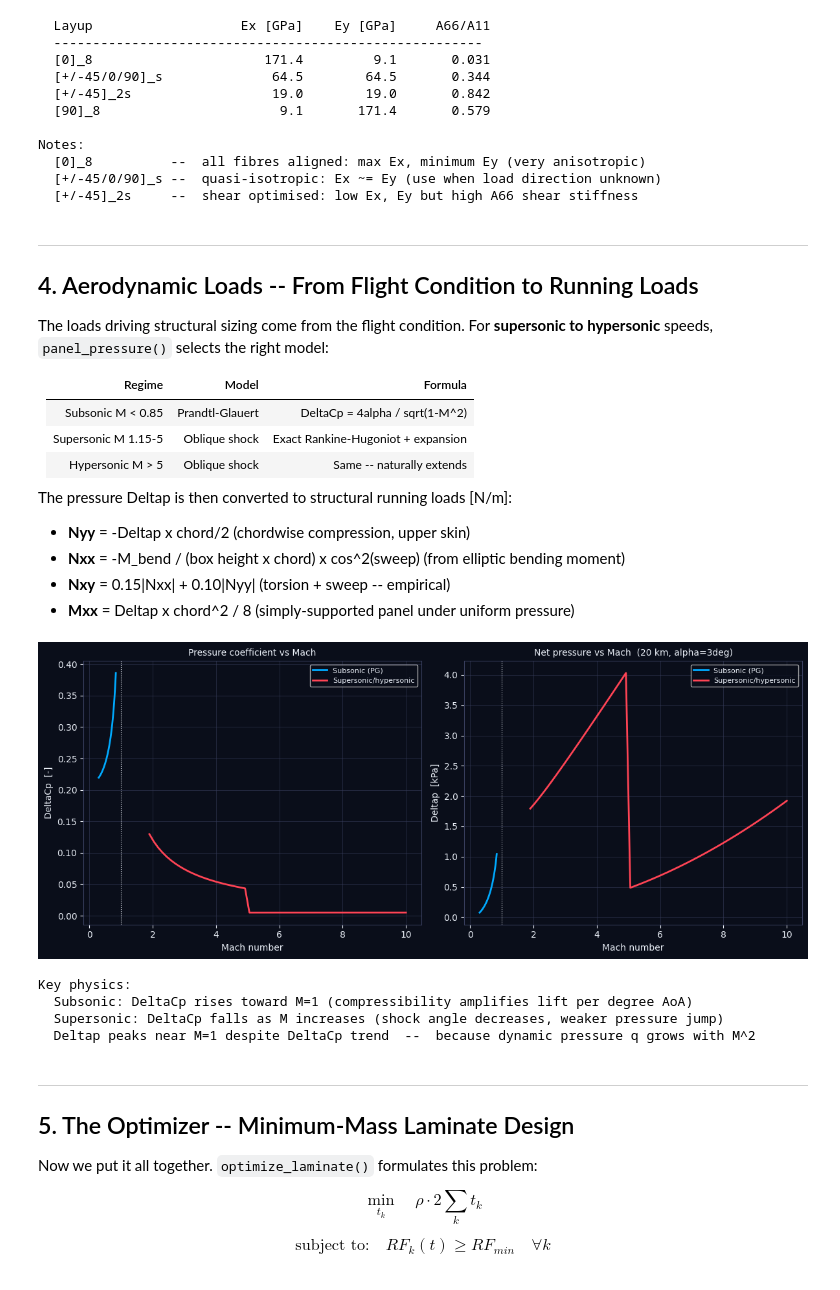
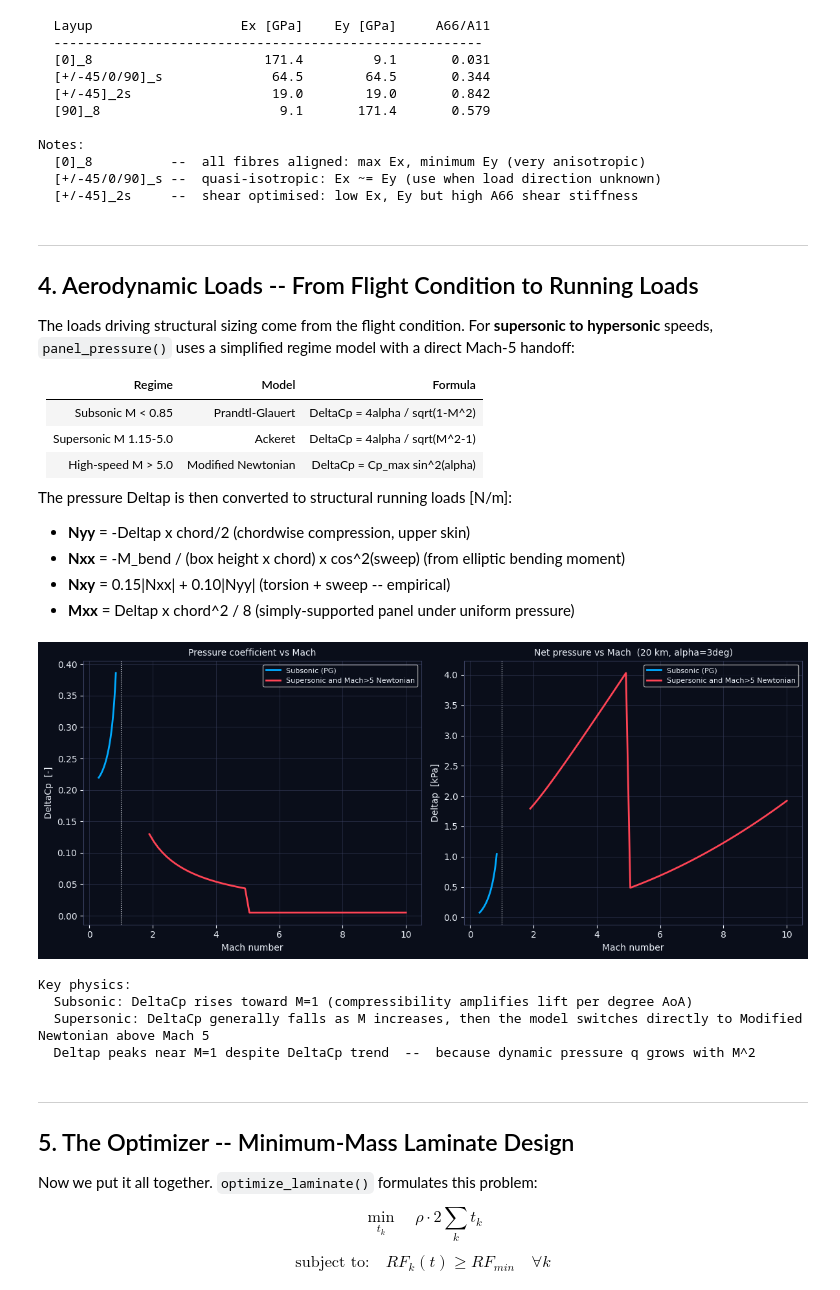
Before and after one commit to rootAmos/ss_comp_panel, a Jupyter notebook: notebooks/01_composite_panel_tutorial.ipynb, the cells around one changed output. Drawn from its saved outputs; the diff is of its cells as text; code cells hidden in the pictures.

```diff
--- a/notebooks/01_composite_panel_tutorial.ipynb
+++ b/notebooks/01_composite_panel_tutorial.ipynb
@@ -317,13 +317,13 @@ Notes:
 ## 4. Aerodynamic Loads  --  From Flight Condition to Running Loads
 
 The loads driving structural sizing come from the flight condition.
-For **supersonic to hypersonic** speeds, `panel_pressure()` selects the right model:
+For **supersonic to hypersonic** speeds, `panel_pressure()` uses a simplified regime model with a direct Mach-5 handoff:
 
 | Regime | Model | Formula |
 |--------|-------|---------|
 | Subsonic M < 0.85 | Prandtl-Glauert | DeltaCp = 4alpha / sqrt(1-M^2) |
-| Supersonic M 1.15-5 | Oblique shock | Exact Rankine-Hugoniot + expansion |
-| Hypersonic M > 5 | Oblique shock | Same  --  naturally extends |
+| Supersonic M 1.15-5.0 | Ackeret | DeltaCp = 4alpha / sqrt(M^2-1) |
+| High-speed M > 5.0 | Modified Newtonian | DeltaCp = Cp_max sin^2(alpha) |
 
 The pressure Deltap is then converted to structural running loads [N/m]:
 - **Nyy** = -Deltap x chord/2  (chordwise compression, upper skin)
@@ -331,49 +331,52 @@ The pressure Deltap is then converted to structural running loads [N/m]:
 - **Nxy** = 0.15|Nxx| + 0.10|Nyy|  (torsion + sweep  --  empirical)
 - **Mxx** = Deltap x chord^2 / 8  (simply-supported panel under uniform pressure)
 # %%
-from composite_panel.aero_loads import panel_pressure, _isa
+import aerosandbox as asb
+from composite_panel.aero_loads import panel_pressure
 
 # Show how DeltaCp and Deltap vary with Mach at fixed altitude and alpha
 alpha_deg = 3.0
 alt_m     = 20_000   # 20 km
-rho, a_sound = _isa(alt_m)
+atm = asb.Atmosphere(altitude=alt_m)
+rho = float(atm.density())
+a_sound = float(atm.speed_of_sound())
 
 machs = np.concatenate([np.linspace(0.3, 0.84, 40), np.linspace(1.9, 10, 60)])
 dCp_vals, dp_vals = [], []
 
 for M in machs:
     q = 0.5 * rho * (M * a_sound)**2
     dp = panel_pressure(M, alpha_deg, q)
     dCp_vals.append(dp / q)
     dp_vals.append(dp / 1e3)   # kPa
 
 fig, axes = plt.subplots(1, 2, figsize=(12, 5))
 
 for ax, vals, ylabel, title in zip(axes,
     [dCp_vals, dp_vals],
     ['DeltaCp  [-]', 'Deltap  [kPa]'],
     ['Pressure coefficient vs Mach', 'Net pressure vs Mach  (20 km, alpha=3deg)']):
     ax.plot(machs[machs < 1], [v for M,v in zip(machs,vals) if M<1], color=BLUE, lw=2, label='Subsonic (PG)')
-    ax.plot(machs[machs > 1], [v for M,v in zip(machs,vals) if M>1], color=RED,  lw=2, label='Supersonic/hypersonic')
+    ax.plot(machs[machs > 1], [v for M,v in zip(machs,vals) if M>1], color=RED,  lw=2, label='Supersonic and Mach>5 Newtonian')
     ax.axvline(1.0, color=WHITE, lw=0.8, linestyle=':')
     ax.set_xlabel('Mach number')
     ax.set_ylabel(ylabel)
     ax.set_title(title, fontsize=10)
     ax.legend(fontsize=8)
     ax.grid(True)
 
 plt.tight_layout()
 plt.show()
 
 print('Key physics:')
 print('  Subsonic: DeltaCp rises toward M=1 (compressibility amplifies lift per degree AoA)')
-print('  Supersonic: DeltaCp falls as M increases (shock angle decreases, weaker pressure jump)')
+print('  Supersonic: DeltaCp generally falls as M increases, then the model switches directly to Modified Newtonian above Mach 5')
 print('  Deltap peaks near M=1 despite DeltaCp trend  --  because dynamic pressure q grows with M^2')
 # %% [output]
-[figure, old version]
+[figure, new version]
 Key physics:
   Subsonic: DeltaCp rises toward M=1 (compressibility amplifies lift per degree AoA)
-  Supersonic: DeltaCp falls as M increases (shock angle decreases, weaker pressure jump)
+  Supersonic: DeltaCp generally falls as M increases, then the model switches directly to Modified Newtonian above Mach 5
   Deltap peaks near M=1 despite DeltaCp trend  --  because dynamic pressure q grows with M^2
 # %% [markdown]
 ---
```
Also changed, not shown: parts of 5 cells of this notebook, 18 other files.
